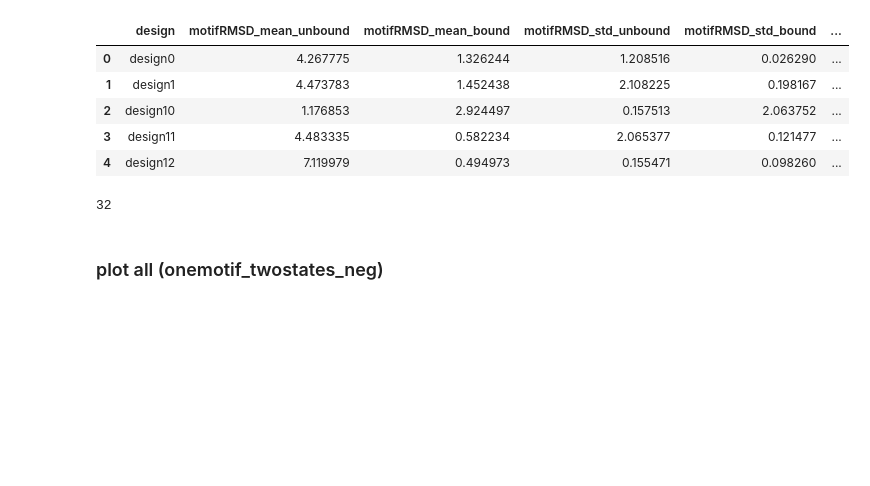
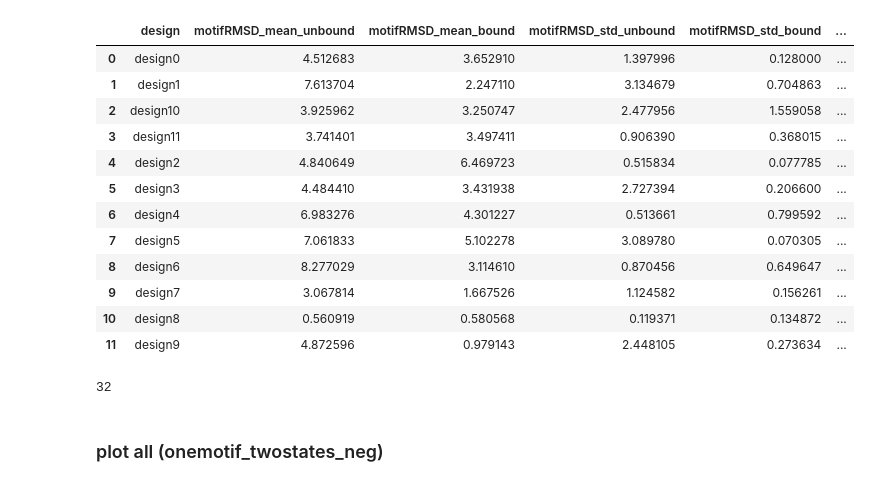
Before and after one commit to aparsanMIT/MotifCraft-AA, a Jupyter notebook: eval.ipynb, the cells around one changed output. Drawn from its saved outputs; the diff is of its cells as text; code cells hidden in the pictures; blank space fills up the shorter version.

Commit message:
twomotif twostates twoligands

```diff
--- a/eval.ipynb
+++ b/eval.ipynb
@@ -11,7 +11,8 @@ import plotly.express as px
 import plotly.graph_objects as go
 from plotly.subplots import make_subplots
 # %%
-out_dir = f"./out/onemotif_twostates_pos/"
+# out_dir = f"./out/onemotif_twostates_pos/"
+out_dir = f"/data/cb/mihirb14/projects/BoltzDesign1/out/test/zinc/onemotif_twostates_pos"
 
 motif = "3ixt"
 motif_pdb = f"/data/cb/mihirb14/projects/BoltzDesign1/motifs/{motif}.pdb"
@@ -41,39 +42,46 @@ def motif_results(motif_out_dir, motif_pdb, motif):
 
                 rows.append({
                     "design": design_name,
                     "state": state,
                     "sample": sample_idx,
                     "motifrmsd": rmsd.item() if hasattr(rmsd, "item") else float(rmsd),
                     "plddt": outdict["plddt"].cpu().numpy()[sample_idx].mean(),
                     "ptm": outdict["ptm"].cpu().numpy()[sample_idx],
                 })
 
     full = pd.DataFrame(rows)
 
     agg = full.groupby(["design", "state"]).agg(
         motifRMSD_mean=("motifrmsd", "mean"),
         motifRMSD_std=("motifrmsd", "std"),
         plddt=("plddt", "mean"),
         ptm=("ptm", "mean")
     ).reset_index()
 
     agg = agg.pivot(index="design", columns="state").reset_index()
     agg.columns = ["_".join(map(str, col)).rstrip("_") for col in agg.columns.to_flat_index()]
     agg = agg.rename(columns=lambda c: c.replace("_0", "_unbound").replace("_1", "_bound"))
 
     return full, agg
 
 
 
 df_full,df_agg = motif_results(motif_out_dir,motif_pdb, motif)
-df_agg.head()
+df_agg
 # %% [output]
 |  | design | motifRMSD_mean_unbound | motifRMSD_mean_bound | motifRMSD_std_unbound | motifRMSD_std_bound | ... |
-| 0 | design0 | 4.267775 | 1.326244 | 1.208516 | 0.026290 | ... |
-| 1 | design1 | 4.473783 | 1.452438 | 2.108225 | 0.198167 | ... |
-| 2 | design10 | 1.176853 | 2.924497 | 0.157513 | 2.063752 | ... |
-| 3 | design11 | 4.483335 | 0.582234 | 2.065377 | 0.121477 | ... |
-| 4 | design12 | 7.119979 | 0.494973 | 0.155471 | 0.098260 | ... |
+| 0 | design0 | 4.512683 | 3.652910 | 1.397996 | 0.128000 | ... |
+| 1 | design1 | 7.613704 | 2.247110 | 3.134679 | 0.704863 | ... |
+| 2 | design10 | 3.925962 | 3.250747 | 2.477956 | 1.559058 | ... |
+| 3 | design11 | 3.741401 | 3.497411 | 0.906390 | 0.368015 | ... |
+| 4 | design2 | 4.840649 | 6.469723 | 0.515834 | 0.077785 | ... |
+| 5 | design3 | 4.484410 | 3.431938 | 2.727394 | 0.206600 | ... |
+| 6 | design4 | 6.983276 | 4.301227 | 0.513661 | 0.799592 | ... |
+| 7 | design5 | 7.061833 | 5.102278 | 3.089780 | 0.070305 | ... |
+| 8 | design6 | 8.277029 | 3.114610 | 0.870456 | 0.649647 | ... |
+| 9 | design7 | 3.067814 | 1.667526 | 1.124582 | 0.156261 | ... |
+| 10 | design8 | 0.560919 | 0.580568 | 0.119371 | 0.134872 | ... |
+| 11 | design9 | 4.872596 | 0.979143 | 2.448105 | 0.273634 | ... |
 # %%
 len(df_agg[(df_agg["motifRMSD_mean_unbound"]>1.0) & (df_agg["motifRMSD_mean_bound"]<=1.0)]) # condition for one motif two states positive allostery
 # %% [output]
```
Also changed, not shown: parts of 4 cells of this notebook, 2 other files.
